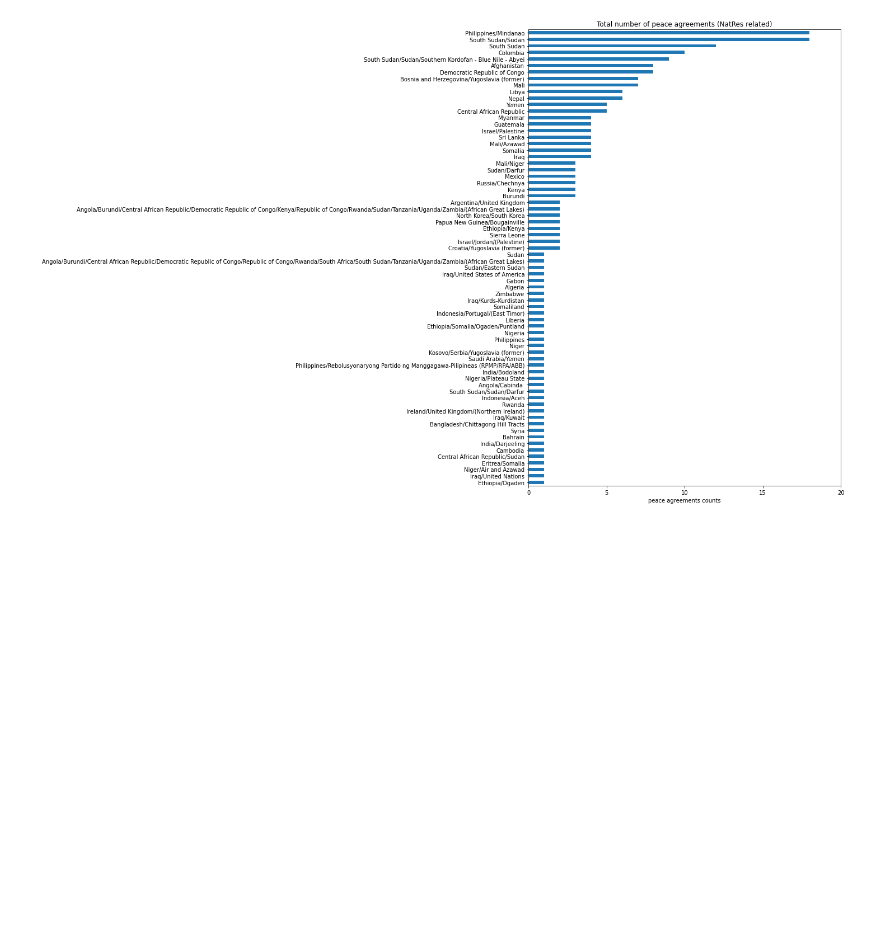
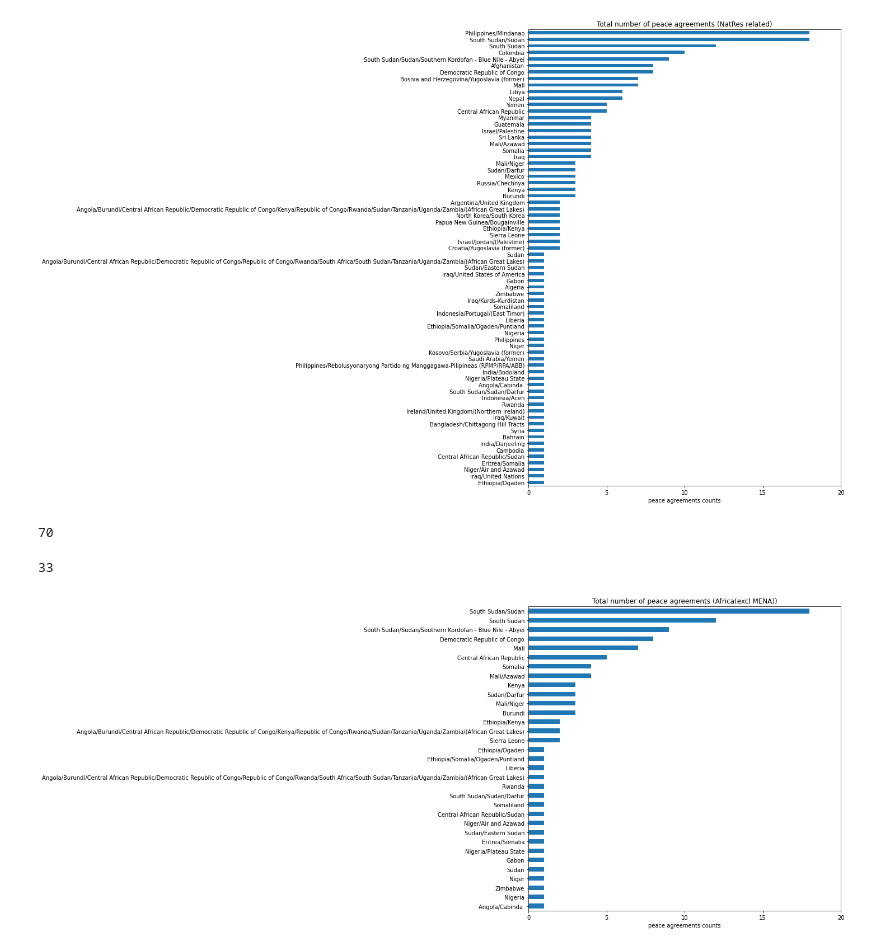
Before and after one commit to linziyingzz/Peace-agreement, a Jupyter notebook: border/assignment3.ipynb, the cells around one changed output. Cells and saved outputs as stored; diff of their text form; code cells hidden in the pictures; blank space fills up the shorter version.

Commit message:
code: reduce the area to Africa(excl MENA)

```diff
--- a/border/assignment3.ipynb
+++ b/border/assignment3.ipynb
@@ -32,3 +32,25 @@ plt.xlabel('peace agreements counts')
 plt.show()
 # %% [output]
 [figure]
+# %%
+print(data_country.shape[0])
+# %% [output]
+70
+# %%
+data_Africa = data.loc[ data['Reg'] == 'Africa (excl MENA)']
+data_Africa_country = data_Africa.loc[:,'Con'].value_counts().sort_values(ascending=True)
+print(data_Africa_country.shape[0])
+# %% [output]
+33
+# %%
+plt.figure(figsize=(10,10))
+data_Africa_country.plot(kind='barh')
+
+ax=plt.gca()
+ax.xaxis.set_major_locator(MultipleLocator(5)) # 设置整数
+plt.xlim(0,20)
+plt.title('Total number of peace agreements (Africa(excl MENA))')
+plt.xlabel('peace agreements counts')
+plt.show()
+# %% [output]
+[figure, added]
```
